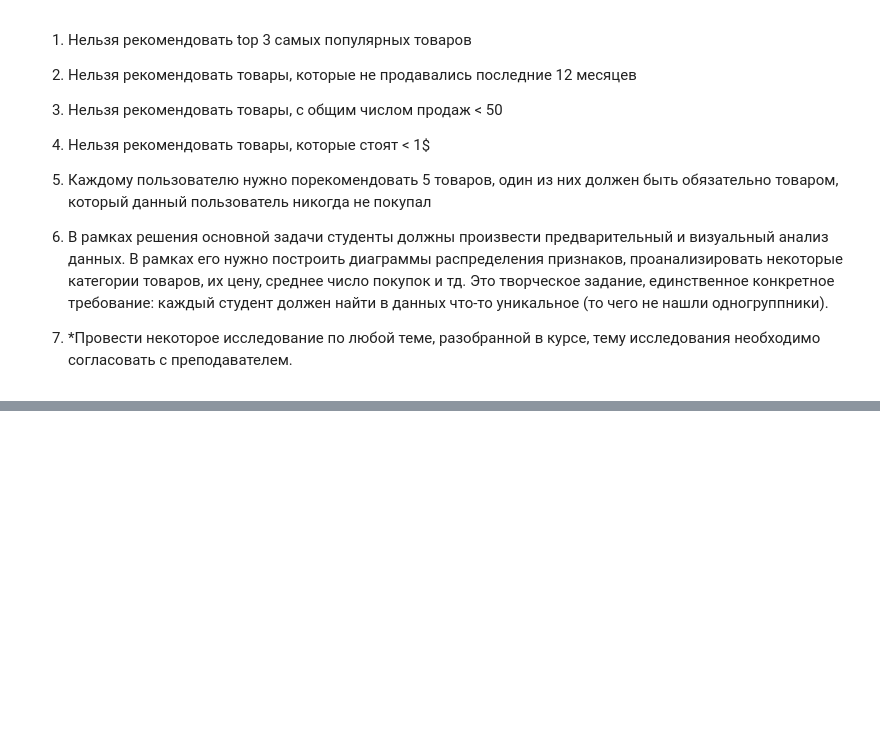
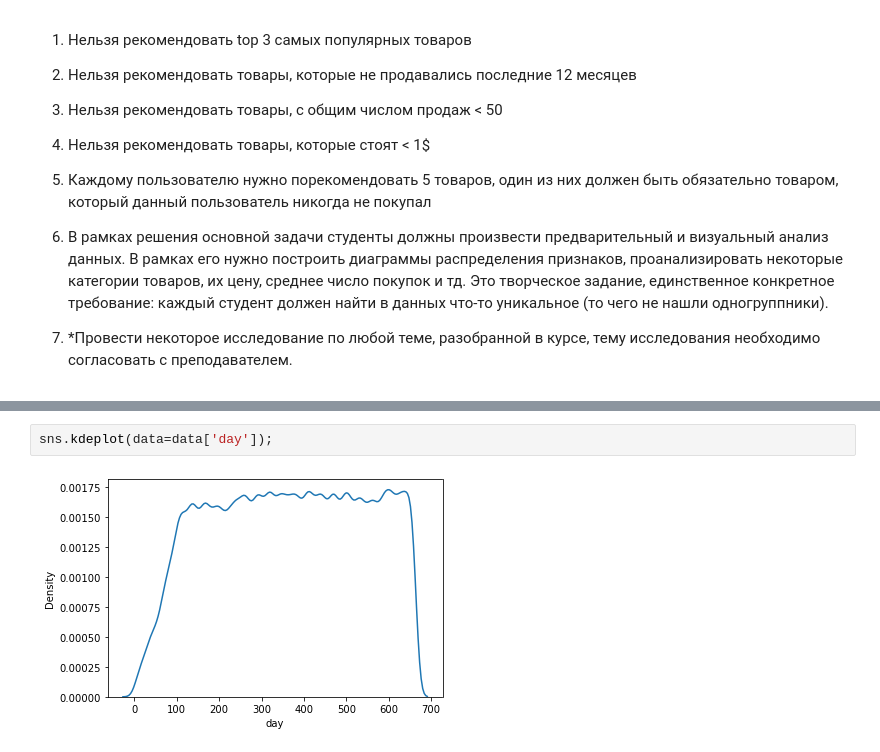
Before and after one commit to AndreiBazhenau/gb, a Jupyter notebook: rec_sys/course_project.ipynb, the cells around one changed output, grey strips where cells are left out. Drawn from its saved outputs; the diff is of its cells as text; blank space fills up the shorter version.

```diff
--- a/rec_sys/course_project.ipynb
+++ b/rec_sys/course_project.ipynb
@@ -20,0 +249,4 @@
+# %%
+sns.kdeplot(data=data['day']);
+# %% [output]
+[figure, added]
```
Also changed, not shown: parts of 42 cells of this notebook, 3 other files.
